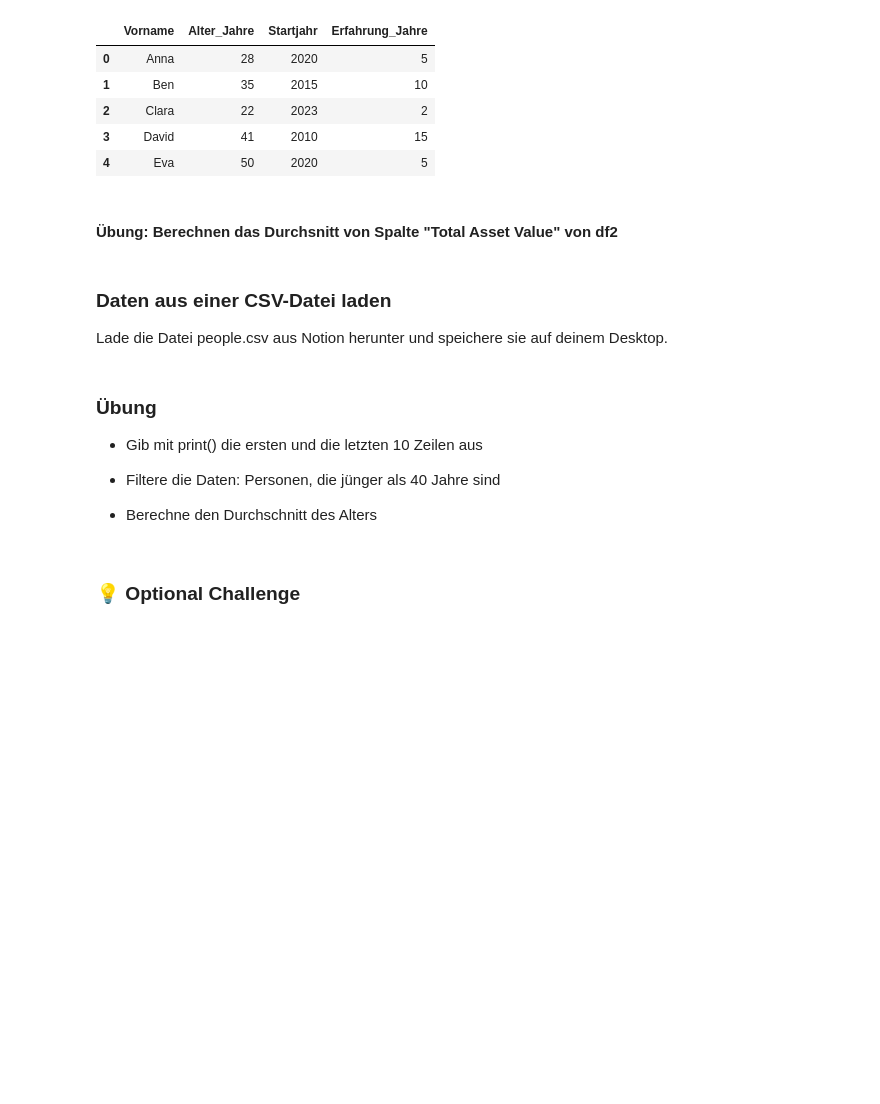
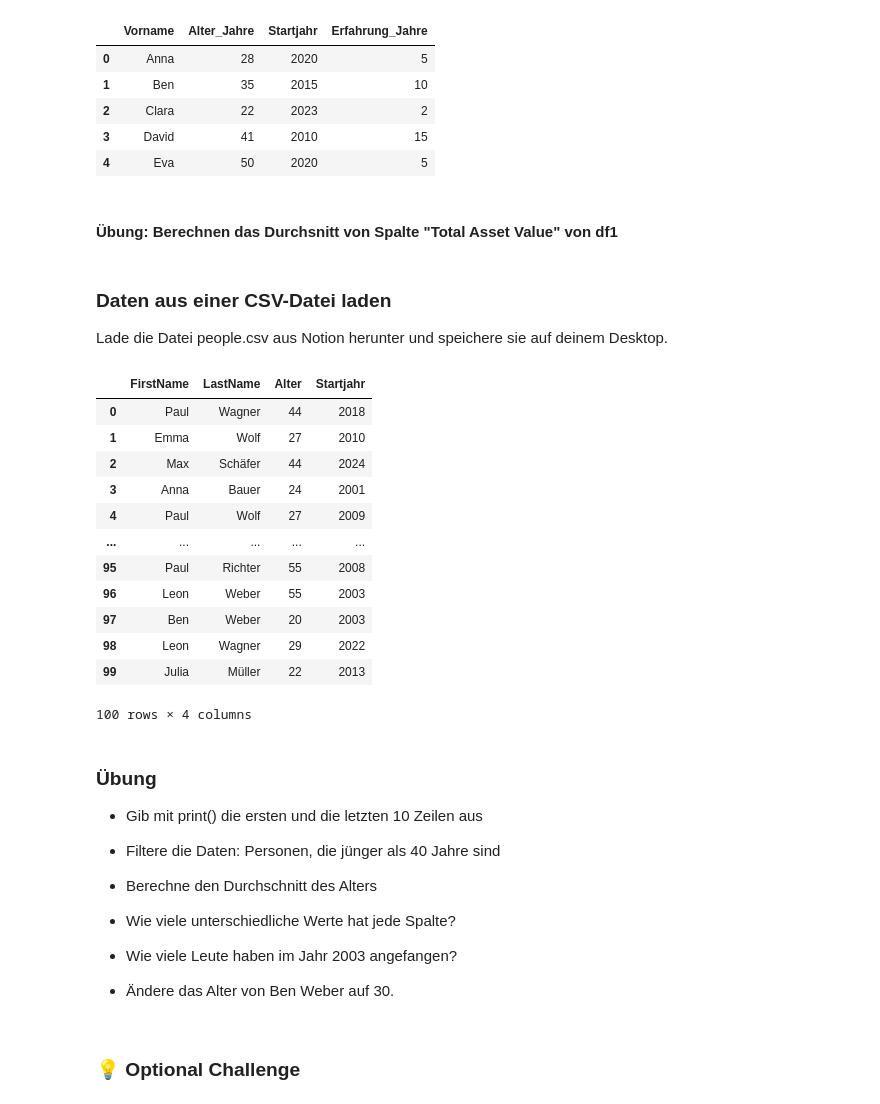
Before and after one commit to chiaoya/Deep-Learning-Foundations-Python-Tensorflow, a Jupyter notebook: notebook/DL_Day1_morning_Python.ipynb, the cells around one changed output. Drawn from its saved outputs; the diff is of its cells as text; code cells hidden in the pictures; blank space fills up the shorter version.

```diff
--- a/notebook/DL_Day1_morning_Python.ipynb
+++ b/notebook/DL_Day1_morning_Python.ipynb
@@ -450,7 +480,7 @@ df.drop_duplicates(subset=["Vorname"])
 | 3 | David | 41 | 2010 | 15 |
 | 4 | Eva | 50 | 2020 | 5 |
 # %% [markdown]
-#### Übung: Berechnen das Durchsnitt von Spalte "Total Asset Value" von df2
+#### Übung: Berechnen das Durchsnitt von Spalte "Total Asset Value" von df1
 # %% [markdown]
 ### Daten aus einer CSV-Datei laden
 
@@ -458,6 +488,22 @@ Lade die Datei people.csv aus Notion herunter und speichere sie auf deinem Deskt
 # %%
 # CSV-Datei laden
 df_people = pd.read_csv("https://raw.githubusercontent.com/chiaoya/Deep-Learning-Foundations-Python-Tensorflow/refs/heads/main/data/py_people.csv")
+# %%
+df_people
+# %% [output]
+|  | FirstName | LastName | Alter | Startjahr |
+| 0 | Paul | Wagner | 44 | 2018 |
+| 1 | Emma | Wolf | 27 | 2010 |
+| 2 | Max | Schäfer | 44 | 2024 |
+| 3 | Anna | Bauer | 24 | 2001 |
+| 4 | Paul | Wolf | 27 | 2009 |
+| ... | ... | ... | ... | ... |
+| 95 | Paul | Richter | 55 | 2008 |
+| 96 | Leon | Weber | 55 | 2003 |
+| 97 | Ben | Weber | 20 | 2003 |
+| 98 | Leon | Wagner | 29 | 2022 |
+| 99 | Julia | Müller | 22 | 2013 |
+100 rows × 4 columns
 # %% [markdown]
 ### Übung
 
@@ -466,6 +512,12 @@ df_people = pd.read_csv("https://raw.githubusercontent.com/chiaoya/Deep-Learning
 - Filtere die Daten: Personen, die jünger als 40 Jahre sind
 
 - Berechne den Durchschnitt des Alters
+
+- Wie viele unterschiedliche Werte hat jede Spalte?
+
+- Wie viele Leute haben im Jahr 2003 angefangen?
+
+- Ändere das Alter von Ben Weber auf 30.
 # %% [markdown]
 ### 💡 Optional Challenge
 # %%
```
Also changed, not shown: parts of 10 cells of this notebook.
